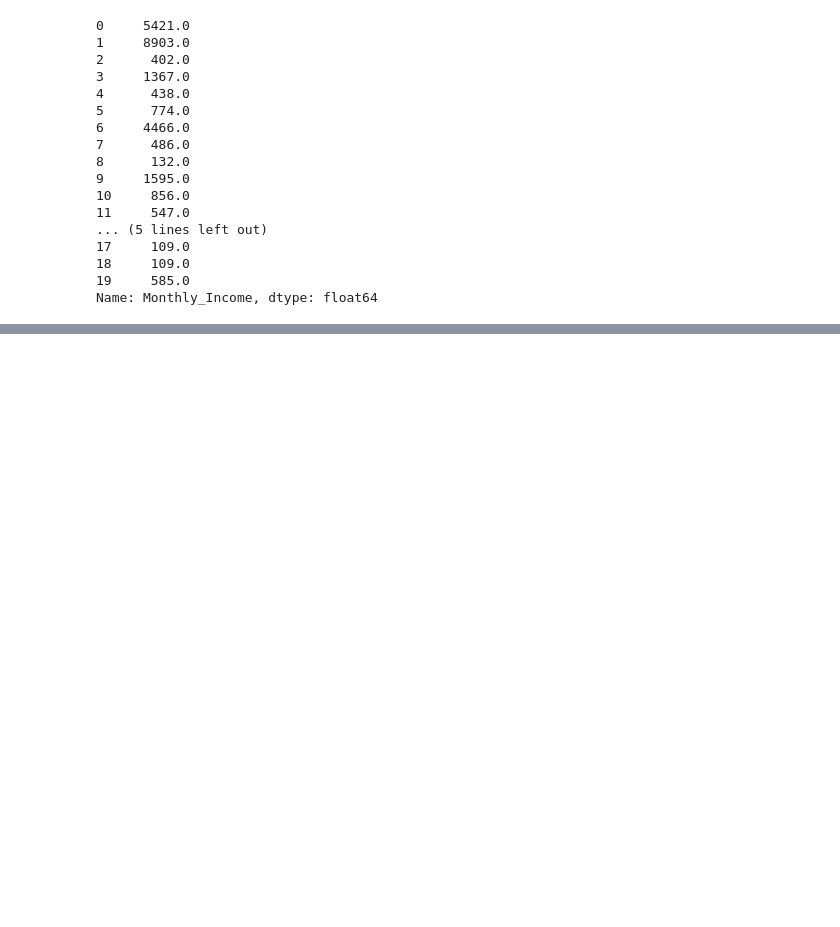
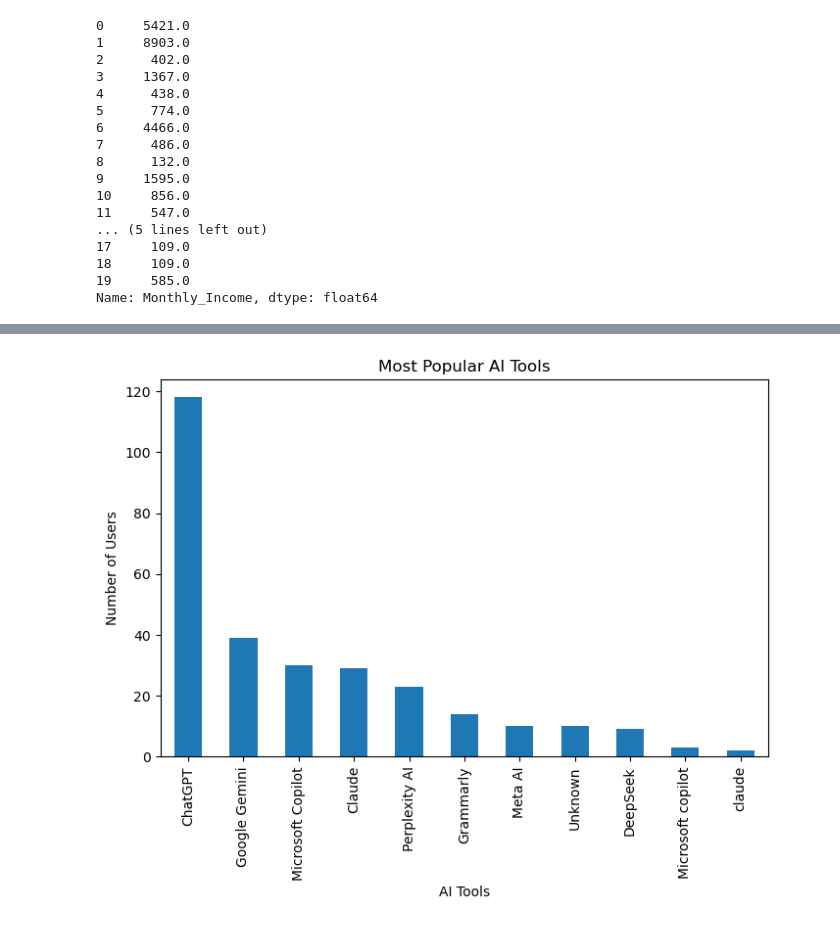
Before and after one commit to Ansh-3121/Ai-usages-impact-on-student-and-professionals, a Jupyter notebook: Python_EDA_Visualization.ipynb, the cells around one changed output, grey strips where cells are left out. Cells and saved outputs as stored; diff of their text form; code cells hidden in the pictures; blank space fills up the shorter version.

```diff
--- a/Python_EDA_Visualization.ipynb
+++ b/Python_EDA_Visualization.ipynb
@@ -46,0 +120,12 @@ Name: Monthly_Income, dtype: float64
+# %%
+plt.figure(figsize=(8,5))
+
+df["AI_Tool"].value_counts().plot(kind="bar")
+
+plt.title("Most Popular AI Tools")
+plt.xlabel("AI Tools")
+plt.ylabel("Number of Users")
+
+plt.show()
+# %% [output]
+[figure, added]
```
Also changed, not shown: parts of 13 cells of this notebook.
